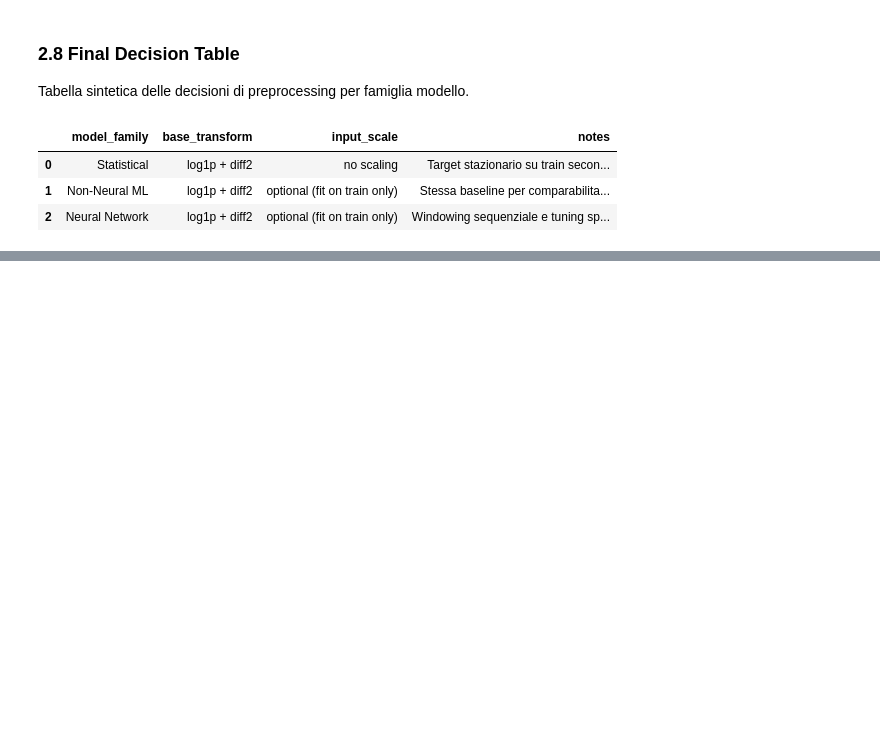
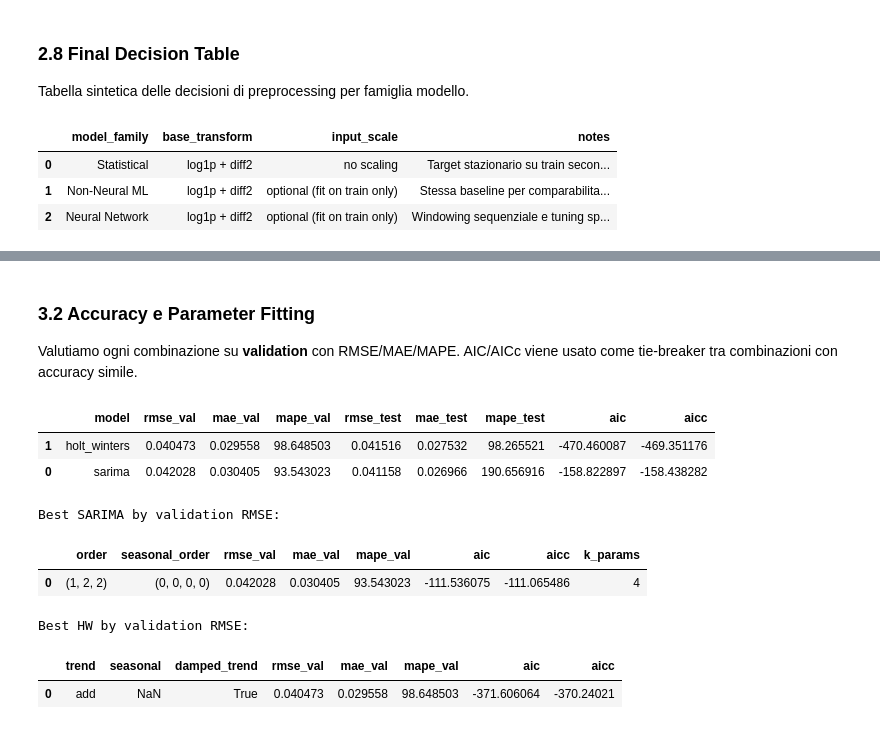
Before and after one commit to 1ngVG-OA/FinalProject, a Jupyter notebook: Tavola_1.14.ipynb, the cells around one changed output, grey strips where cells are left out. Saved outputs shown, nothing was run; the diff lists cells and outputs as text; code cells hidden in the pictures; blank space fills up the shorter version.

```diff
--- a/Tavola_1.14.ipynb
+++ b/Tavola_1.14.ipynb
@@ -308,0 +370,27 @@ final_preproc_decisions
+# %% [markdown]
+### 3.2 Accuracy e Parameter Fitting
+
+Valutiamo ogni combinazione su **validation** con RMSE/MAE/MAPE.
+AIC/AICc viene usato come tie-breaker tra combinazioni con accuracy simile.
+# %%
+metric_cols = ["model", "rmse_val", "mae_val", "mape_val", "rmse_test", "mae_test", "mape_test", "aic", "aicc"]
+display(stat_summary_df[metric_cols].sort_values("rmse_val"))
+
+best_sarima_row = sarima_grid_df.iloc[0]
+best_hw_row = hw_grid_df.iloc[0]
+
+print("Best SARIMA by validation RMSE:")
+display(best_sarima_row.to_frame().T)
+
+print("Best HW by validation RMSE:")
+display(best_hw_row.to_frame().T)
+# %% [output]
+|  | model | rmse_val | mae_val | mape_val | rmse_test | mae_test | mape_test | aic | aicc |
+| 1 | holt_winters | 0.040473 | 0.029558 | 98.648503 | 0.041516 | 0.027532 | 98.265521 | -470.460087 | -469.351176 |
+| 0 | sarima | 0.042028 | 0.030405 | 93.543023 | 0.041158 | 0.026966 | 190.656916 | -158.822897 | -158.438282 |
+Best SARIMA by validation RMSE:
+|  | order | seasonal_order | rmse_val | mae_val | mape_val | aic | aicc | k_params |
+| 0 | (1, 2, 2) | (0, 0, 0, 0) | 0.042028 | 0.030405 | 93.543023 | -111.536075 | -111.065486 | 4 |
+Best HW by validation RMSE:
+|  | trend | seasonal | damped_trend | rmse_val | mae_val | mape_val | aic | aicc |
+| 0 | add | NaN | True | 0.040473 | 0.029558 | 98.648503 | -371.606064 | -370.24021 |
```
Also changed, not shown: parts of 9 cells of this notebook, 12 other files.
